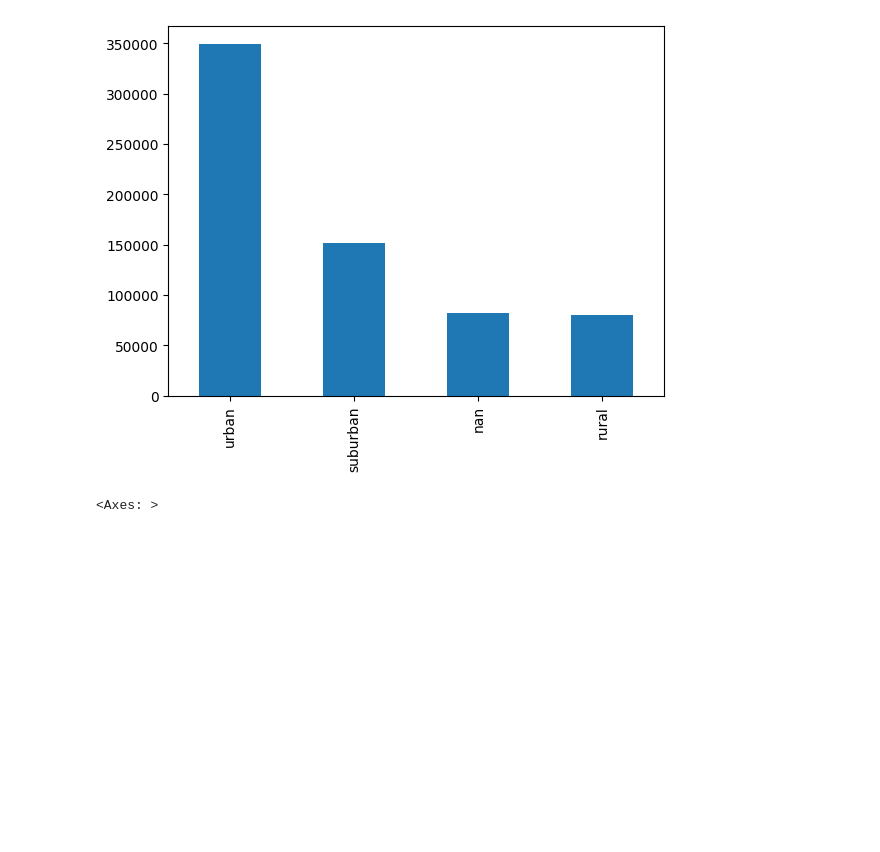
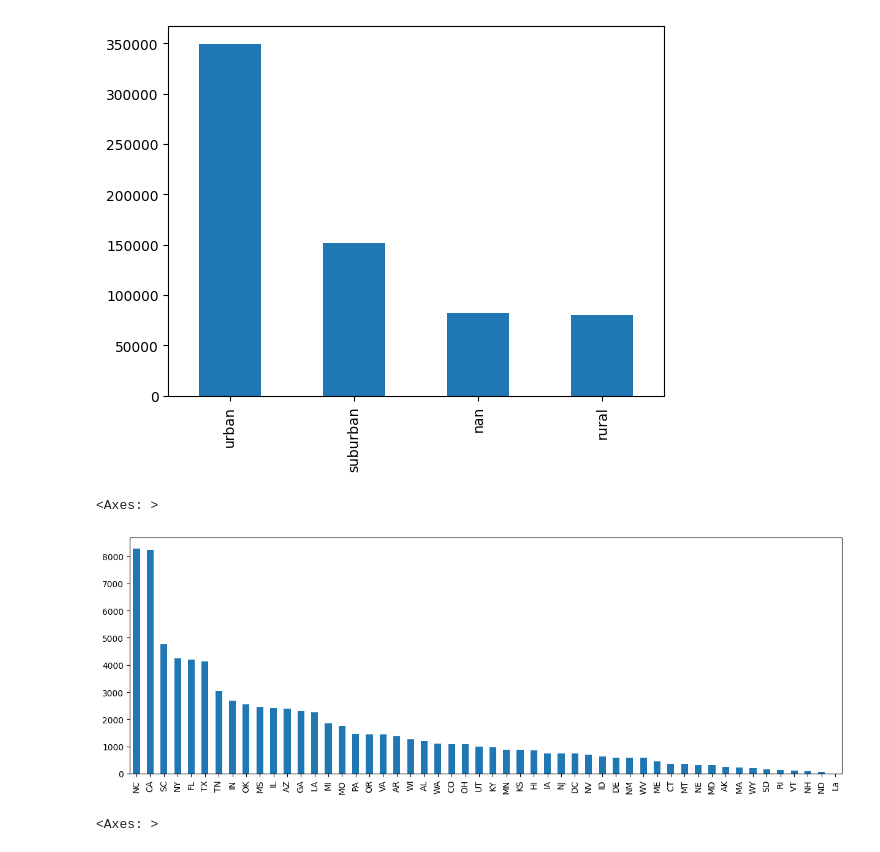
Before and after one commit to maikelps/KKDcup, a Jupyter notebook: Exploration.ipynb, the cells around one changed output. Drawn from its saved outputs; the diff is of its cells as text; code cells hidden in the pictures; blank space fills up the shorter version.

```diff
--- a/Exploration.ipynb
+++ b/Exploration.ipynb
@@ -197,5 +202,11 @@ dfprj.school_metro.value_counts(dropna=False).plot.bar()
 # %% [output]
 <Axes: >
 [figure]
+# %%
+# When is empty, no clue with state as help
+dfprj.query("school_metro.isna()").school_state.value_counts().plot.bar(figsize=(15,5))
+# %% [output]
+<Axes: >
+[figure, added]
 # %%
 """
```
Also changed, not shown: parts of 6 cells of this notebook, 1 other file.
